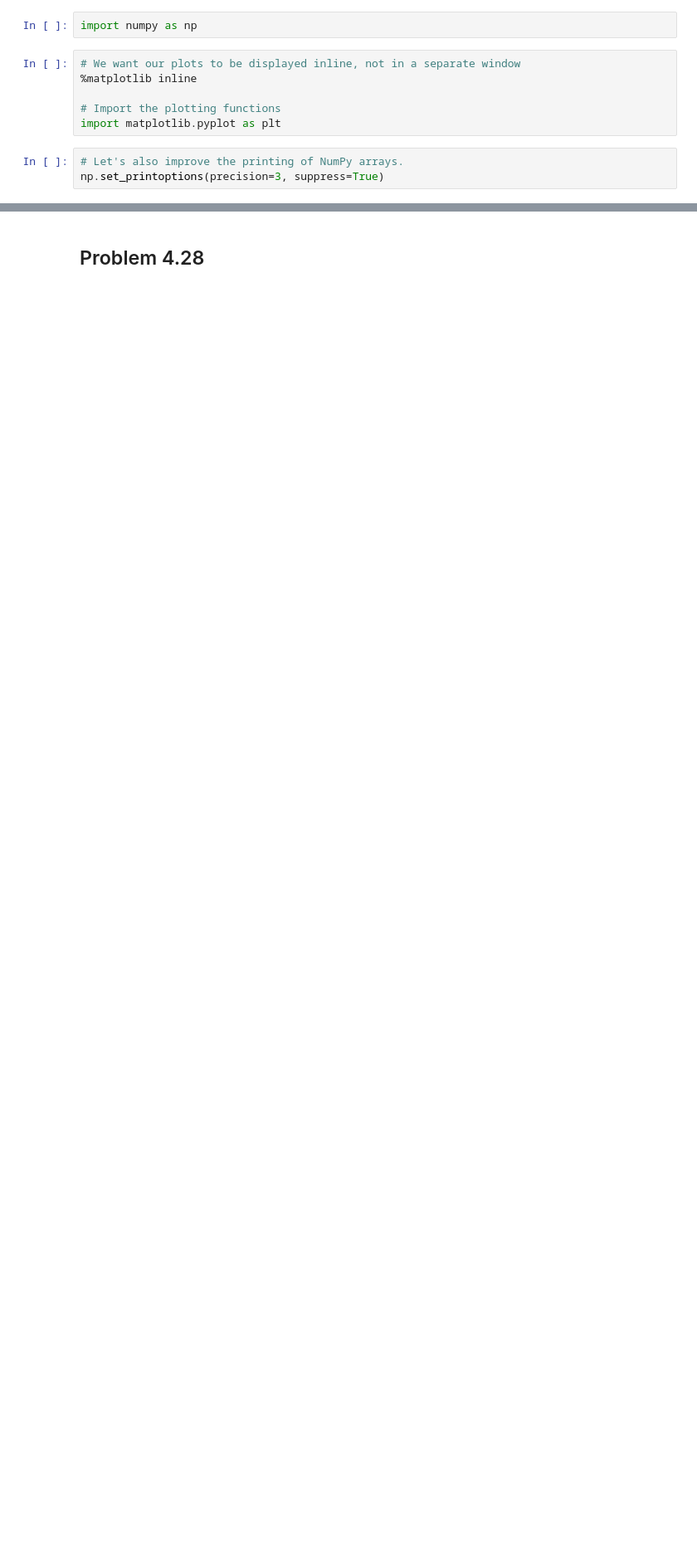
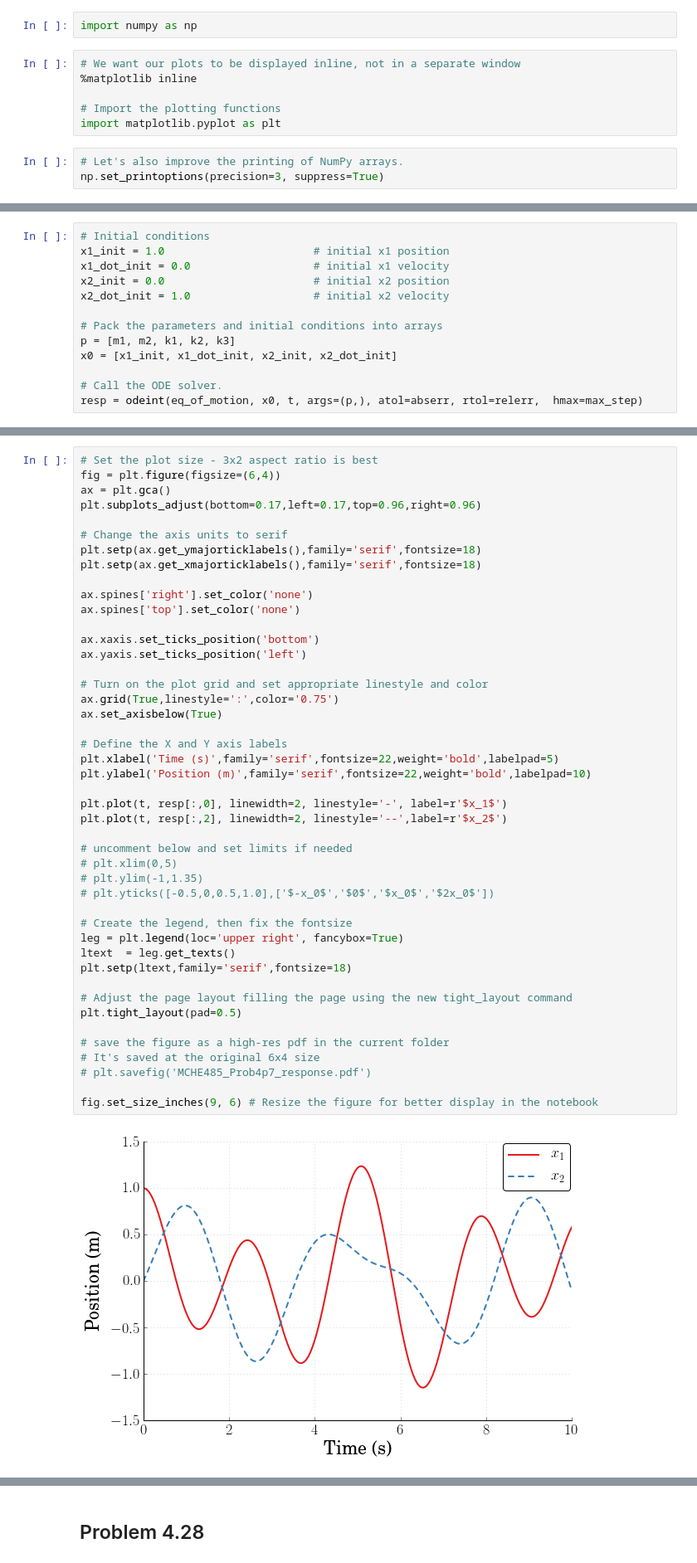
Before and after one commit to DocVaughan/MCHE485---Mechanical-Vibrations, a Jupyter notebook: Jupyter Notebooks/MCHE485_HW7_Spring2016.ipynb, the cells around one changed output, grey strips where cells are left out. Shown at 83% size. Cells and saved outputs as stored; diff of their text form; blank space fills up the shorter version.

Commit message:
Update to HW7 notebook

```diff
--- a/Jupyter Notebooks/MCHE485_HW7_Spring2016.ipynb
+++ b/Jupyter Notebooks/MCHE485_HW7_Spring2016.ipynb
@@ -17,0 +103,13 @@ np.set_printoptions(precision=3, suppress=True)
+# %%
+# Initial conditions
+x1_init = 1.0                       # initial x1 position
+x1_dot_init = 0.0                   # initial x1 velocity
+x2_init = 0.0                       # initial x2 position
+x2_dot_init = 1.0                   # initial x2 velocity
+
+# Pack the parameters and initial conditions into arrays
+p = [m1, m2, k1, k2, k3]
+x0 = [x1_init, x1_dot_init, x2_init, x2_dot_init]
+
+# Call the ODE solver.
+resp = odeint(eq_of_motion, x0, t, args=(p,), atol=abserr, rtol=relerr,  hmax=max_step)
@@ -17,0 +118,47 @@ np.set_printoptions(precision=3, suppress=True)
+# %%
+# Set the plot size - 3x2 aspect ratio is best
+fig = plt.figure(figsize=(6,4))
+ax = plt.gca()
+plt.subplots_adjust(bottom=0.17,left=0.17,top=0.96,right=0.96)
+
+# Change the axis units to serif
+plt.setp(ax.get_ymajorticklabels(),family='serif',fontsize=18)
+plt.setp(ax.get_xmajorticklabels(),family='serif',fontsize=18)
+
+ax.spines['right'].set_color('none')
+ax.spines['top'].set_color('none')
+
+ax.xaxis.set_ticks_position('bottom')
+ax.yaxis.set_ticks_position('left')
+
+# Turn on the plot grid and set appropriate linestyle and color
+ax.grid(True,linestyle=':',color='0.75')
+ax.set_axisbelow(True)
+
+# Define the X and Y axis labels
+plt.xlabel('Time (s)',family='serif',fontsize=22,weight='bold',labelpad=5)
+plt.ylabel('Position (m)',family='serif',fontsize=22,weight='bold',labelpad=10)
+
+plt.plot(t, resp[:,0], linewidth=2, linestyle='-', label=r'$x_1$')
+plt.plot(t, resp[:,2], linewidth=2, linestyle='--',label=r'$x_2$')
+
+# uncomment below and set limits if needed
+# plt.xlim(0,5)
+# plt.ylim(-1,1.35)
+# plt.yticks([-0.5,0,0.5,1.0],['$-x_0$','$0$','$x_0$','$2x_0$'])
+
+# Create the legend, then fix the fontsize
+leg = plt.legend(loc='upper right', fancybox=True)
+ltext  = leg.get_texts()
+plt.setp(ltext,family='serif',fontsize=18)
+
+# Adjust the page layout filling the page using the new tight_layout command
+plt.tight_layout(pad=0.5)
+
+# save the figure as a high-res pdf in the current folder
+# It's saved at the original 6x4 size
+# plt.savefig('MCHE485_Prob4p7_response.pdf')
+
+fig.set_size_inches(9, 6) # Resize the figure for better display in the notebook
+# %% [output]
+[figure, added]
```
Also changed, not shown: parts of 23 cells of this notebook.
